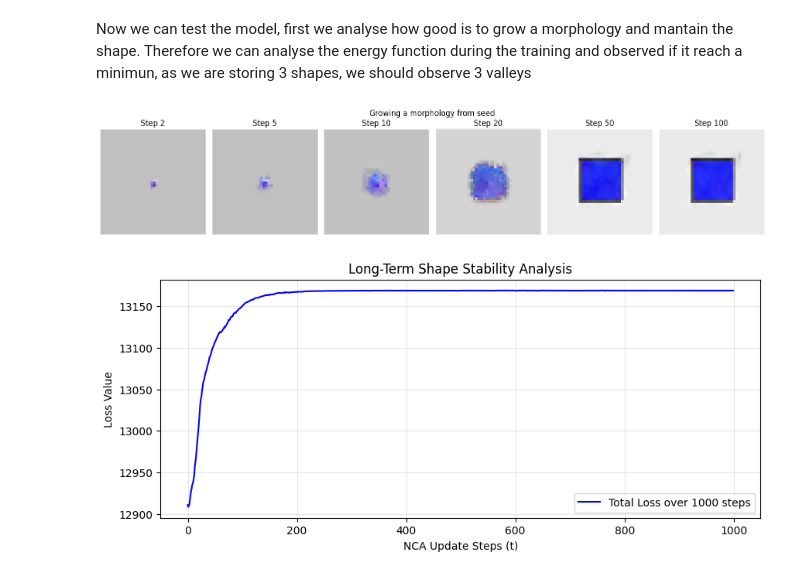
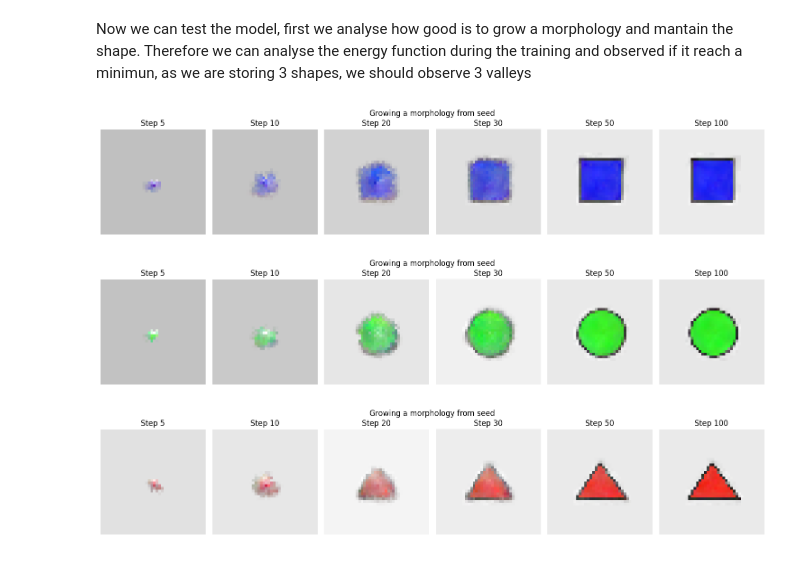
Before and after one commit to lshofsl/Advanced-topics-in-PoD-project-, a Jupyter notebook: EBM_NCA.ipynb, the cells around one changed output. Drawn from its saved outputs; the diff is of its cells as text; code cells hidden in the pictures.

```diff
--- a/EBM_NCA.ipynb
+++ b/EBM_NCA.ipynb
@@ -262,63 +262,35 @@ Now we can test the model, first we analyse how good is to grow a morphology and
 # %%
 
 ## Growing the morphology
-def visualize_growth(nca, seed, steps_to_show=[2, 5, 10, 20, 50, 100]):
+def visualize_growth(nca, seed, steps_to_show=[5, 10, 20, 30, 50, 100]):
     x = seed.clone()
     fig, axes = plt.subplots(1, len(steps_to_show), figsize=(15, 3))
     fig.suptitle("Growing a morphology from seed")
 
     current_step = 0
     with torch.no_grad():
         for i, target_step in enumerate(steps_to_show):
             steps_needed = target_step - current_step
             for _ in range(steps_needed):
                 x = nca(x)
             current_step = target_step
 
             # Show RGB channels
             img = x[0, :4].permute(1, 2, 0).cpu().numpy()
             img = (img - img.min()) / (img.max() - img.min() + 1e-8)
             axes[i].imshow(img)
             axes[i].set_title(f"Step {target_step}")
             axes[i].axis("off")
 
     plt.tight_layout()
     plt.show()
 
 # Call it with a fresh seed
 visualize_growth(nca, seeds[0].unsqueeze(0).to(x.device))
+visualize_growth(nca, seeds[1].unsqueeze(0).to(x.device))
+visualize_growth(nca, seeds[2].unsqueeze(0).to(x.device))
 # %% [output]
-[figure, old version]
+[figure, new version]
+[figure, added]
+[figure, added]
-# %%
-## By plotting the loss in the testing phase, we can observe if the morphology maintains its shape over a long duration or if it becomes unstable.
-with torch.no_grad():
-    # Start from a single pool, we take the first shape (square)
-    x_current = pools[0][0:1].clone().to(DEVICE)
-
-    # Target reference
-    target_image = images[0].to(DEVICE)
-
-    history_total_loss = []
-
-    for _ in range(1000):
-        loss_base = (base - x[:, :4, :, :]).pow(2).sum() + 0.1 *(perchannel_conv(base, filters) - perchannel_conv(x_current[:, :4, :, :], filters) ).pow(2).sum()
-        energy_target = -0.5 * torch.sum(target_image.pow(2))
-        energy_nca_state = -0.5 * torch.sum(x_current[:, :4, :, :].pow(2))
-        loss_energy = energy_target - energy_nca_state
-
-        total_loss = loss_base + 0.01 * loss_energy
-        history_total_loss.append(total_loss.item())
-
-        x_current = nca(x_current)
-
-plt.figure(figsize=(10, 4))
-plt.plot(range(1000), history_total_loss, label="Total Loss over 1000 steps", color="b")
-plt.xlabel("NCA Update Steps (t)")
-plt.ylabel("Loss Value")
-plt.title("Long-Term Shape Stability Analysis")
-plt.grid(True, alpha=0.3)
-plt.legend()
-plt.show()
-# %% [output]
-[figure, removed]
 # %%
```
Also changed, not shown: parts of 2 cells of this notebook.
